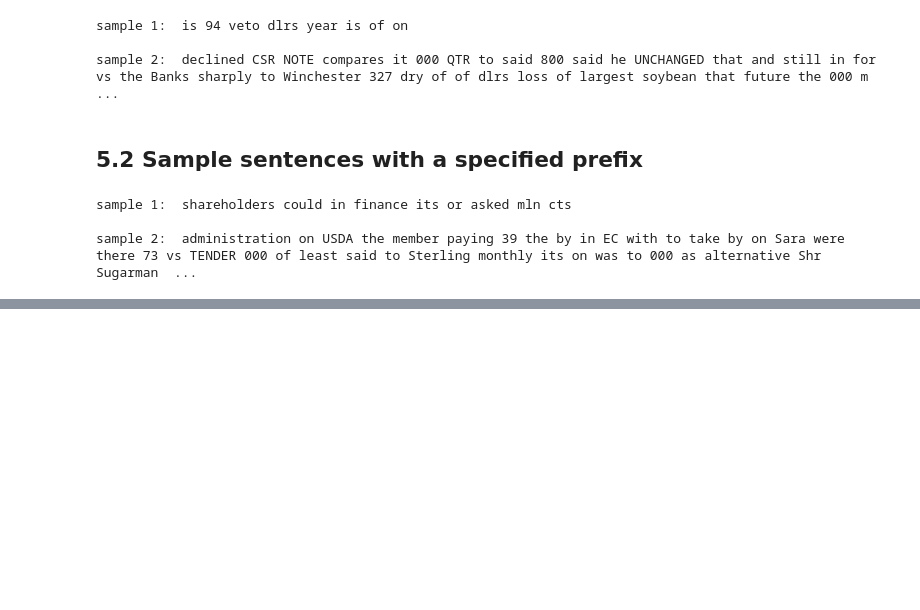
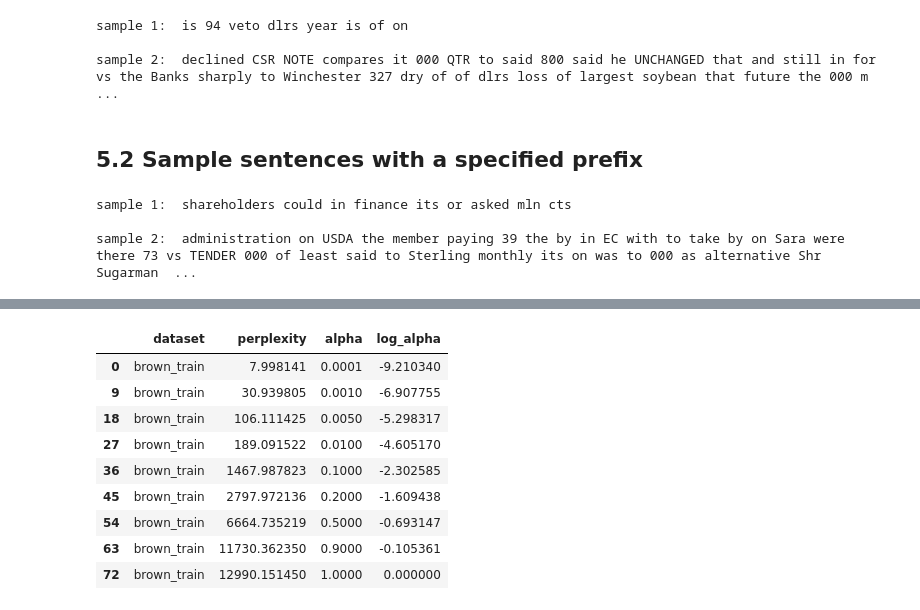
Before and after one commit to saideepreddy91/Statistical-NLP, a Jupyter notebook: A1_cse256_sp19/_1-Copy1.language_models.ipynb, the cells around one changed output, grey strips where cells are left out. Saved outputs shown, nothing was run; the diff lists cells and outputs as text; code cells hidden in the pictures; blank space fills up the shorter version.

```diff
--- a/A1_cse256_sp19/_1-Copy1.language_models.ipynb
+++ b/A1_cse256_sp19/_1-Copy1.language_models.ipynb
@@ -448,0 +481,14 @@ sample 2:  administration on USDA the member paying 39 the by in EC with to take
+# %%
+df_brown_train = df.iloc[::9, :]
+df_brown_train
+# %% [output]
+|  | dataset | perplexity | alpha | log_alpha |
+| 0 | brown_train | 7.998141 | 0.0001 | -9.210340 |
+| 9 | brown_train | 30.939805 | 0.0010 | -6.907755 |
+| 18 | brown_train | 106.111425 | 0.0050 | -5.298317 |
+| 27 | brown_train | 189.091522 | 0.0100 | -4.605170 |
+| 36 | brown_train | 1467.987823 | 0.1000 | -2.302585 |
+| 45 | brown_train | 2797.972136 | 0.2000 | -1.609438 |
+| 54 | brown_train | 6664.735219 | 0.5000 | -0.693147 |
+| 63 | brown_train | 11730.362350 | 0.9000 | -0.105361 |
+| 72 | brown_train | 12990.151450 | 1.0000 | 0.000000 |
```
Also changed, not shown: parts of 9 cells of this notebook, 6 other files.
